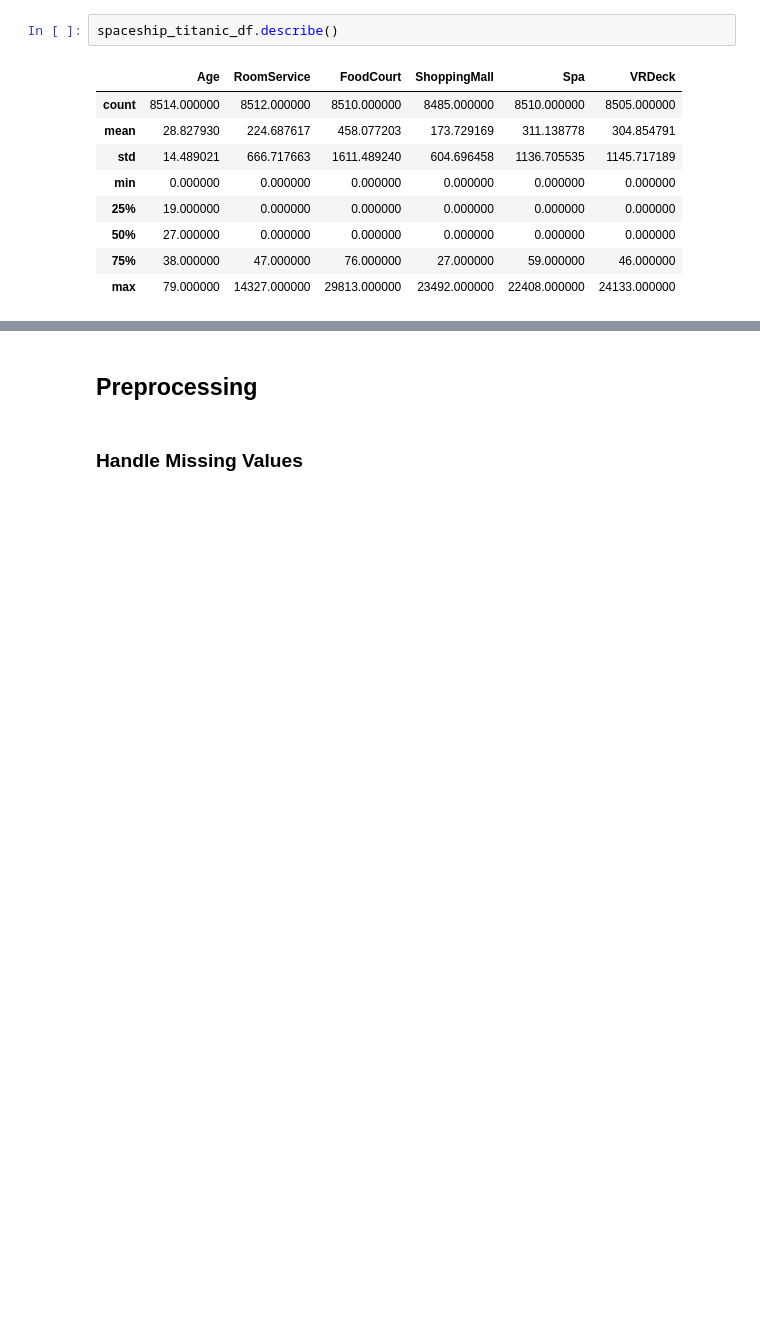
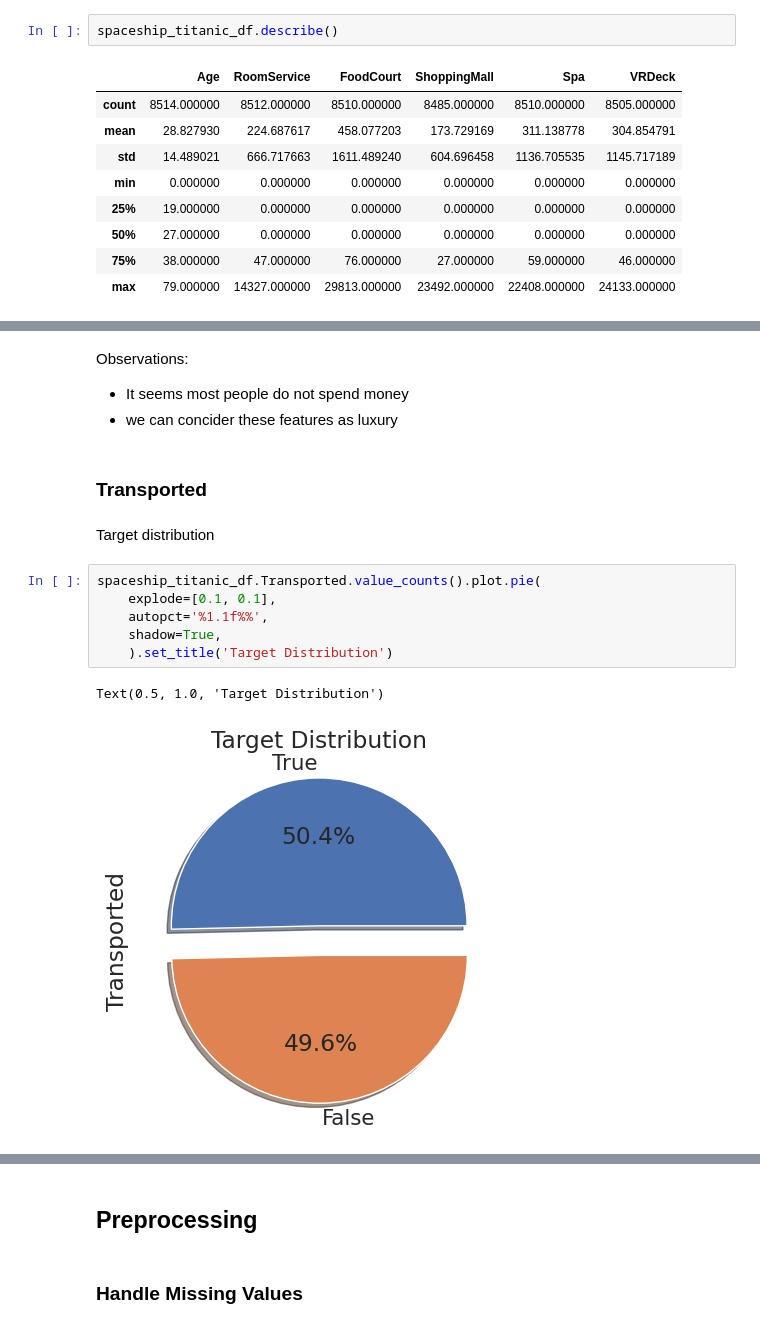
Before and after one commit to vivekpatel99/Spaceship-Titanic-using-ML-ANN, a Jupyter notebook: spaceship-titanic-using-ML-ANN.ipynb, the cells around one changed output, grey strips where cells are left out. Drawn from its saved outputs; the diff is of its cells as text; blank space fills up the shorter version.

```diff
--- a/spaceship-titanic-using-ML-ANN.ipynb
+++ b/spaceship-titanic-using-ML-ANN.ipynb
@@ -96,0 +265,17 @@ spaceship_titanic_df.describe()
+# %% [markdown]
+Observations:
+* It seems most people do not spend money
+* we can concider these features as luxury
+# %% [markdown]
+### Transported
+# %% [markdown]
+Target distribution
+# %%
+spaceship_titanic_df.Transported.value_counts().plot.pie(
+    explode=[0.1, 0.1],
+    autopct='%1.1f%%',
+    shadow=True,
+    ).set_title('Target Distribution')
+# %% [output]
+Text(0.5, 1.0, 'Target Distribution')
+[figure, added]
```
Also changed, not shown: parts of 34 cells of this notebook, 1 other file.
